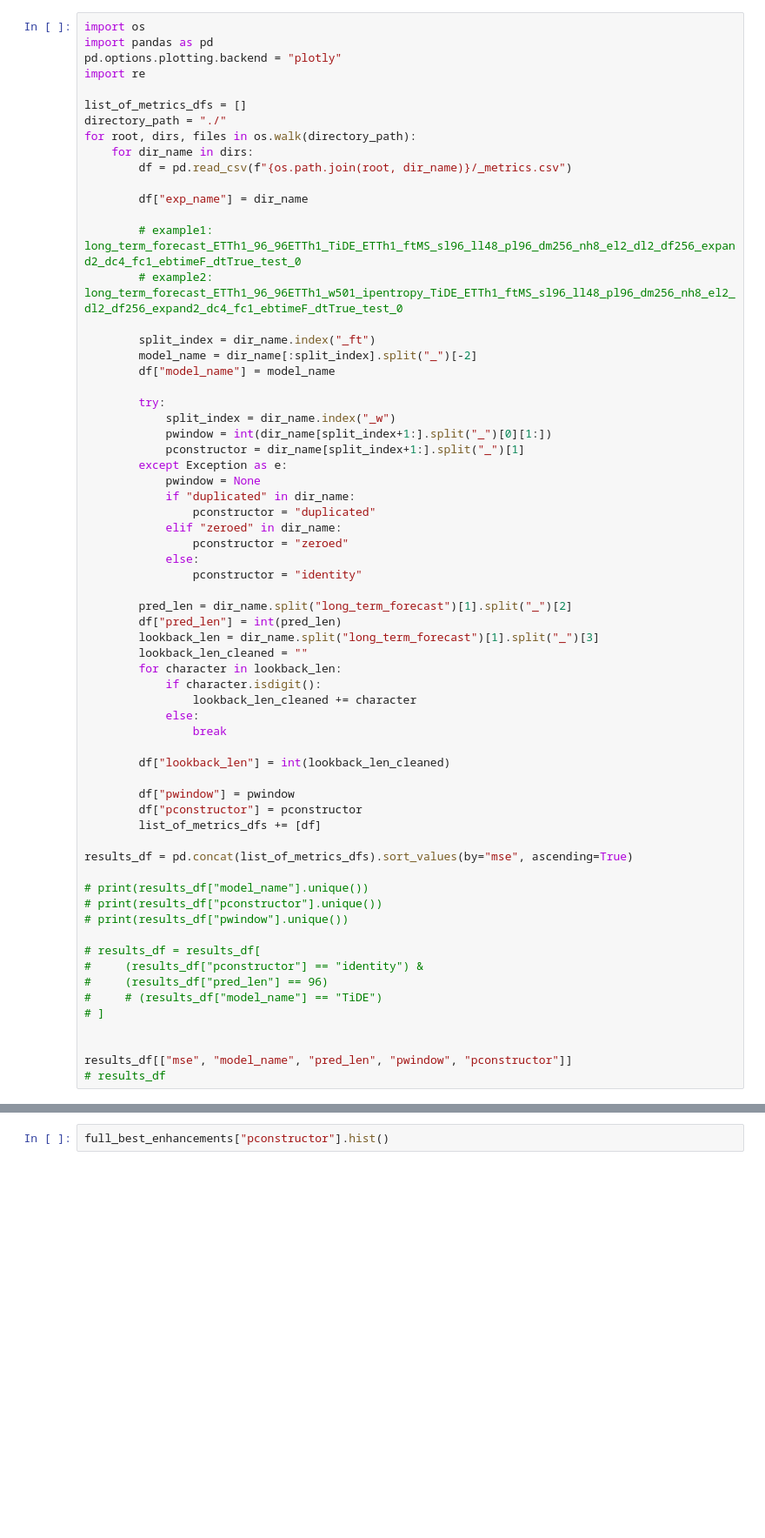
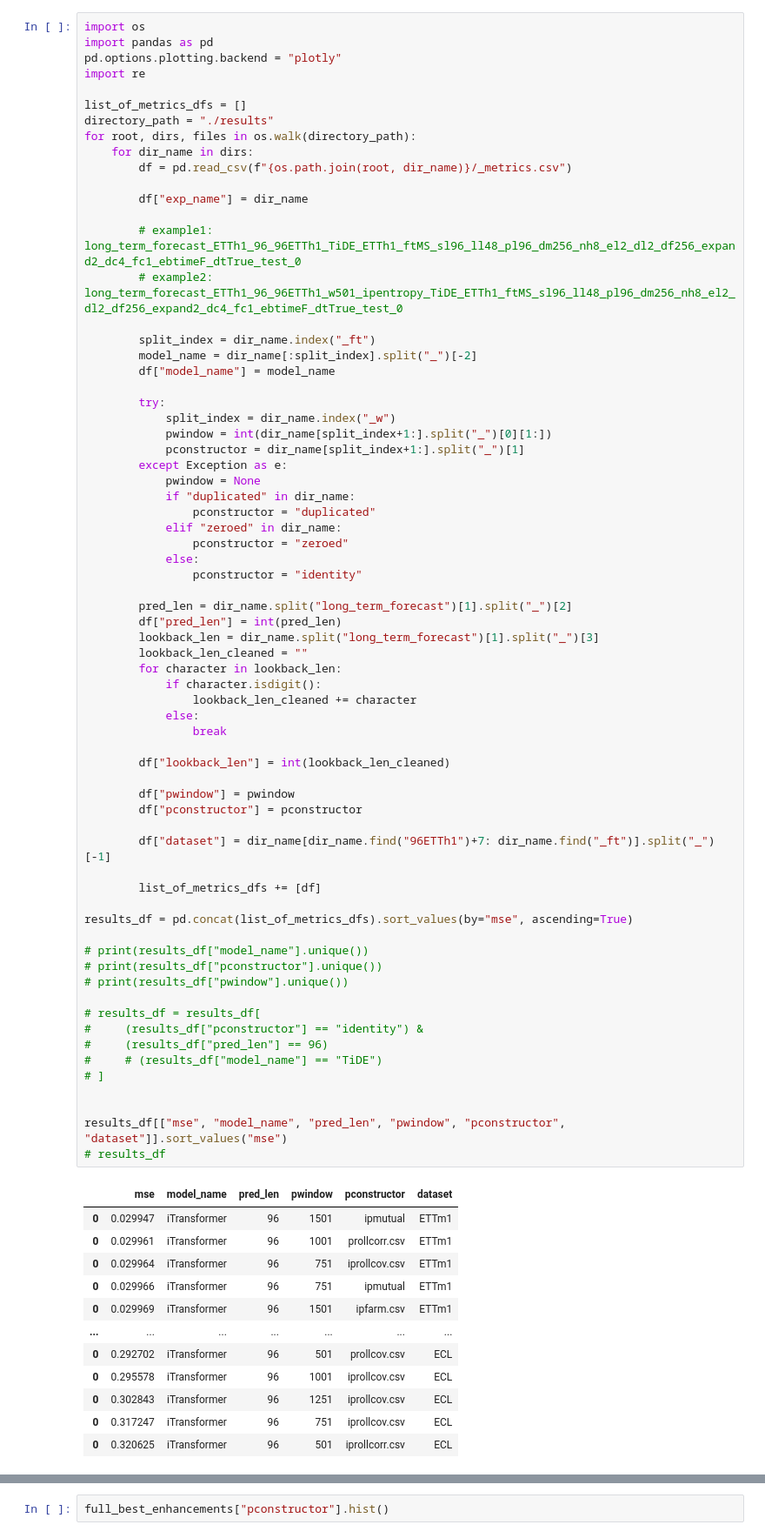
Before and after one commit to avilarenan/TSPindorama, a Jupyter notebook: results.ipynb, the cells around one changed output, grey strips where cells are left out. Shown at 87% size. Saved outputs shown, nothing was run; the diff lists cells and outputs as text; blank space fills up the shorter version.

```diff
--- a/results.ipynb
+++ b/results.ipynb
@@ -5,7 +5,7 @@ pd.options.plotting.backend = "plotly"
 import re
 
 list_of_metrics_dfs = []
-directory_path = "./"
+directory_path = "./results"
 for root, dirs, files in os.walk(directory_path):
     for dir_name in dirs:
         df = pd.read_csv(f"{os.path.join(root, dir_name)}/_metrics.csv")
@@ -36,31 +36,46 @@ for root, dirs, files in os.walk(directory_path):
         df["pred_len"] = int(pred_len)
         lookback_len = dir_name.split("long_term_forecast")[1].split("_")[3]
         lookback_len_cleaned = ""
         for character in lookback_len:
             if character.isdigit():
                 lookback_len_cleaned += character
             else:
                 break
 
         df["lookback_len"] = int(lookback_len_cleaned)
 
         df["pwindow"] = pwindow
         df["pconstructor"] = pconstructor
+
+        df["dataset"] = dir_name[dir_name.find("96ETTh1")+7: dir_name.find("_ft")].split("_")[-1]
+
         list_of_metrics_dfs += [df]
 
 results_df = pd.concat(list_of_metrics_dfs).sort_values(by="mse", ascending=True)
 
 # print(results_df["model_name"].unique())
 # print(results_df["pconstructor"].unique())
 # print(results_df["pwindow"].unique())
 
 # results_df = results_df[
 #     (results_df["pconstructor"] == "identity") &
 #     (results_df["pred_len"] == 96)
 #     # (results_df["model_name"] == "TiDE")
 # ]
 
 
-results_df[["mse", "model_name", "pred_len", "pwindow", "pconstructor"]]
+results_df[["mse", "model_name", "pred_len", "pwindow", "pconstructor", "dataset"]].sort_values("mse")
 # results_df
 # %% [output]
+|  | mse | model_name | pred_len | pwindow | pconstructor | dataset |
+| 0 | 0.029947 | iTransformer | 96 | 1501 | ipmutual | ETTm1 |
+| 0 | 0.029961 | iTransformer | 96 | 1001 | prollcorr.csv | ETTm1 |
+| 0 | 0.029964 | iTransformer | 96 | 751 | iprollcov.csv | ETTm1 |
+| 0 | 0.029966 | iTransformer | 96 | 751 | ipmutual | ETTm1 |
+| 0 | 0.029969 | iTransformer | 96 | 1501 | ipfarm.csv | ETTm1 |
+| ... | ... | ... | ... | ... | ... | ... |
+| 0 | 0.292702 | iTransformer | 96 | 501 | prollcov.csv | ECL |
+| 0 | 0.295578 | iTransformer | 96 | 1001 | iprollcov.csv | ECL |
+| 0 | 0.302843 | iTransformer | 96 | 1251 | iprollcov.csv | ECL |
+| 0 | 0.317247 | iTransformer | 96 | 751 | iprollcov.csv | ECL |
+| 0 | 0.320625 | iTransformer | 96 | 501 | iprollcorr.csv | ECL |
```
Also changed, not shown: parts of 1 cell of this notebook, 4 other files.
